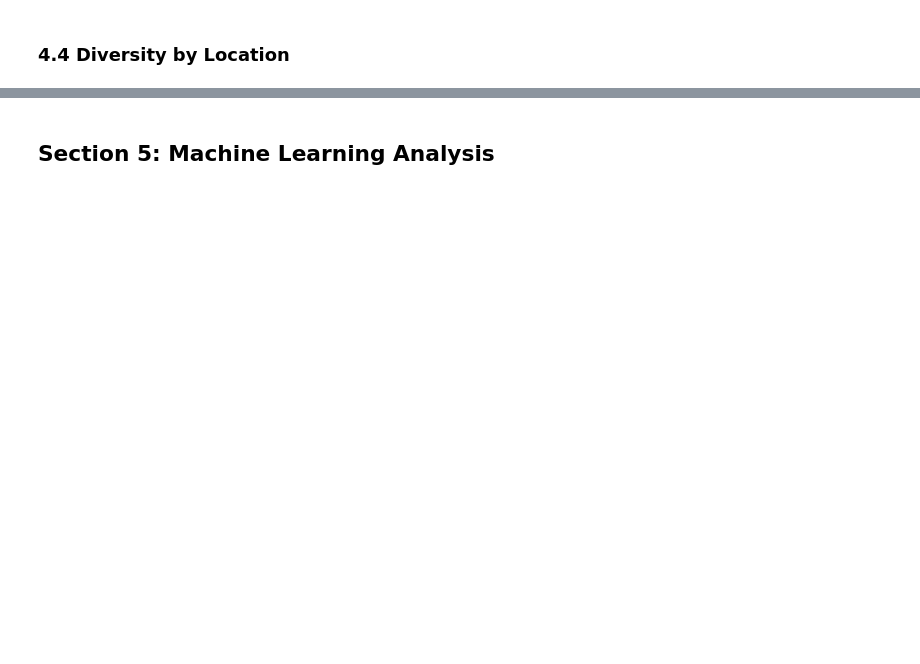
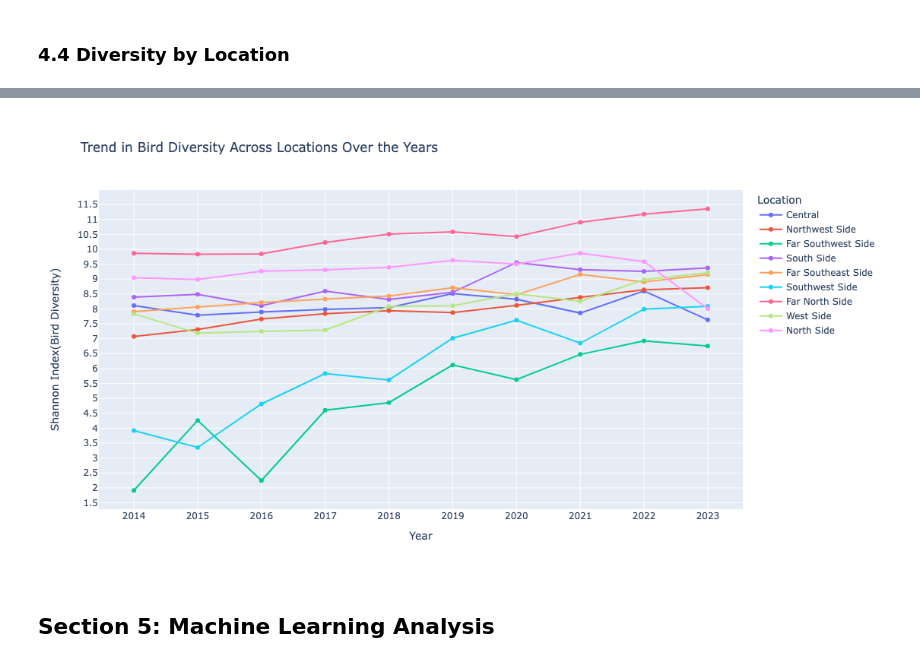
Before and after one commit to uic-cs418/group-project-the-data-sleuths, a Jupyter notebook: eBirdCleanorgFinal.ipynb, the cells around one changed output, grey strips where cells are left out. Saved outputs shown, nothing was run; the diff lists cells and outputs as text; code cells hidden in the pictures; blank space fills up the shorter version.

```diff
--- a/eBirdCleanorgFinal.ipynb
+++ b/eBirdCleanorgFinal.ipynb
@@ -400,0 +468,4 @@ viz_df["shannon_index"] = viz_df["COUNT"].apply(eda.shannon_index)
+# %%
+ebird_gdf['Location'] = ebird_gdf['community'].map(dict1)
+viz_df = eda.aggregate_data(ebird_gdf,["Location","OBSERVATION YEAR"])
+viz_df["shannon_index"] = viz_df["COUNT"].apply(eda.shannon_index)
@@ -403,6 +488,6 @@ fig = px.line(viz_df.sort_values(by="OBSERVATION YEAR"), x='OBSERVATION YEAR', y
              title='Trend in Bird Diversity Across Locations Over the Years',
              labels={'OBSERVATION YEAR': 'Year', 'shannon_index': 'Shannon Index(Bird Diversity)'},markers=True, height = 600)
 fig.update_layout(xaxis=dict(tickmode='linear', dtick=1))
-fig.update_layout(yaxis=dict(tickmode='linear', dtick=0.3))
+fig.update_layout(yaxis=dict(tickmode='linear', dtick=0.5))
 fig.show()
 # %% [output]
@@ -410,3 +494,4 @@ fig.show()
+[figure, added]
 # %% [markdown]
 ## Section 5: Machine Learning Analysis
 # %%
```
Also changed, not shown: parts of 14 cells of this notebook, 1 other file.
